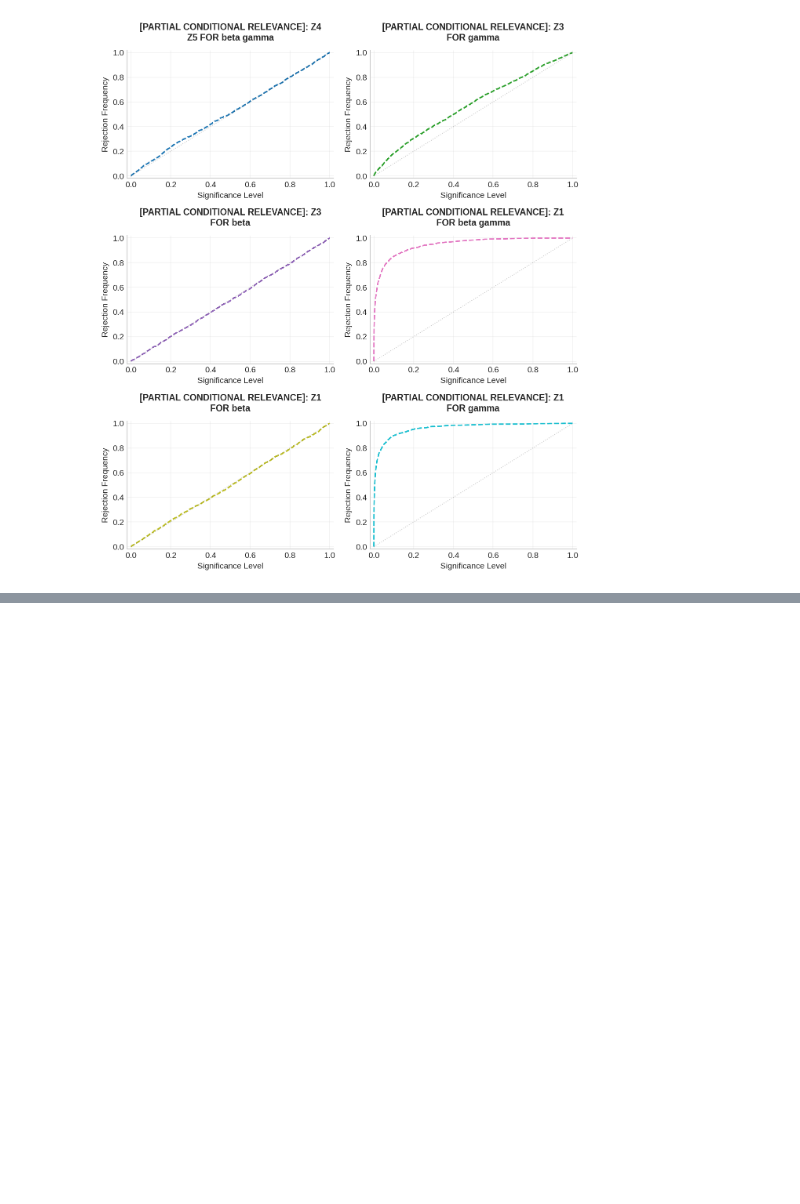
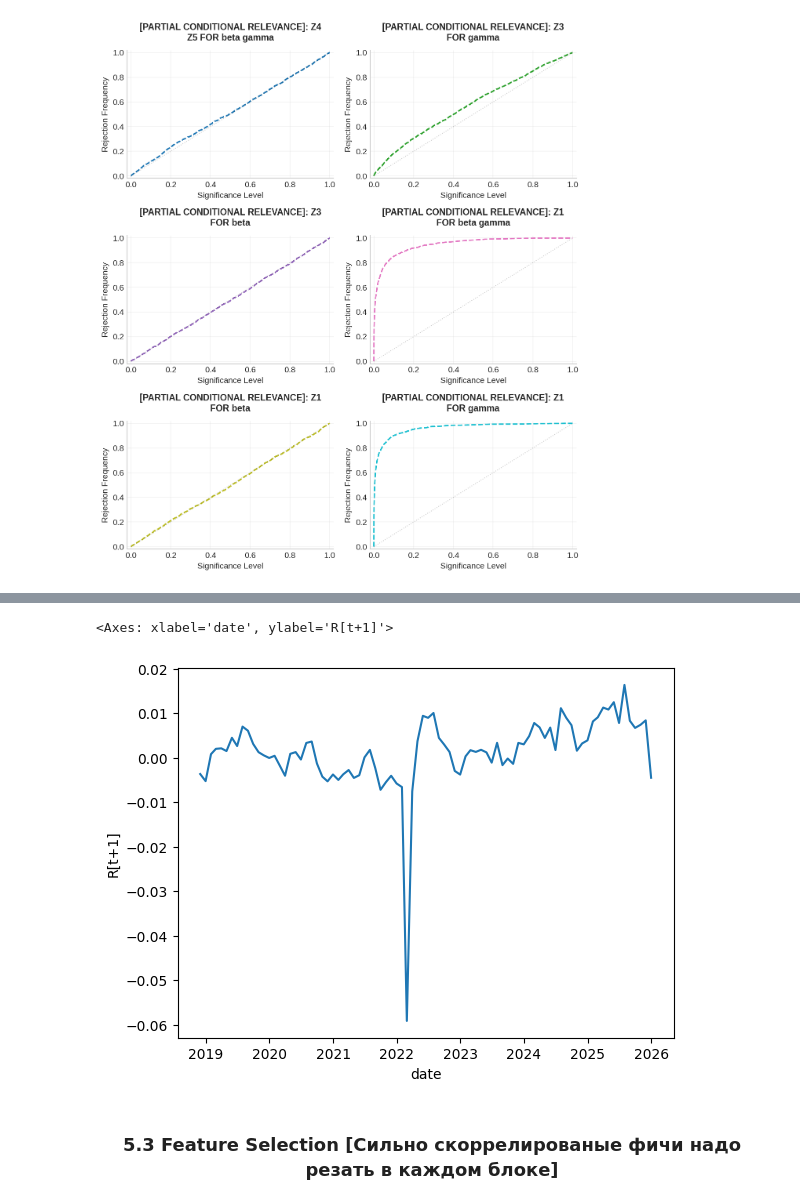
Before and after one commit to KoRoJIeBu4/REDUNDANCY-TESTS-OF-MOMENT-CONDITIONS-APPLIED-TO-MACROECONOMIC-MODELS, a Jupyter notebook: main.ipynb, the cells around one changed output, grey strips where cells are left out. Cells and saved outputs as stored; diff of their text form; code cells hidden in the pictures; blank space fills up the shorter version.

```diff
--- a/main.ipynb
+++ b/main.ipynb
@@ -174,0 +243,17 @@ partial_monte_carlo.plot_rejection_curves(
+# %%
+# Номинальная ставка - ежемесячная доходность ставки по депозитам со сроком привлечения от 181 дня до 1 года
+
+real_return = pd.read_excel('data/datasets/return.xlsx', sheet_name='Final')
+
+# Данные ожидаемой инфляции оказались очень шумными, поэтому их не стоит использовать, чтобы обеспечить устойчивость оценок при сходимости
+# Поэтому мы полагаем, что агент очень точно угадывает ожидаемую инфляцию между периодами
+
+# real_return['expected_inflation'] = expected_and_observed_inflation['expected_month_inflation'].shift()
+real_return['pi[t+1]'] = real_return['inflation_registered'].shift(-1)
+
+real_return['i_monthly'] = (np.power(1 + real_return['i'], 1/12) - 1).shift(-1)
+real_return['R'] = (1 + real_return['i_monthly']) / (1 + real_return['pi[t+1]']) - 1
+
+real_return = real_return.rename(columns={"R" : "R[t+1]"})
+
+real_return
@@ -174,0 +274,7 @@ partial_monte_carlo.plot_rejection_curves(
+# %%
+sns.lineplot(data=real_return, x='date', y='R[t+1]')
+# %% [output]
+<Axes: xlabel='date', ylabel='R[t+1]'>
+[figure, added]
+# %% [markdown]
+### <center> 5.3 Feature Selection [Сильно скоррелированые фичи надо резать в каждом блоке] <center>
```
Also changed, not shown: parts of 37 cells of this notebook, 23 other files.
